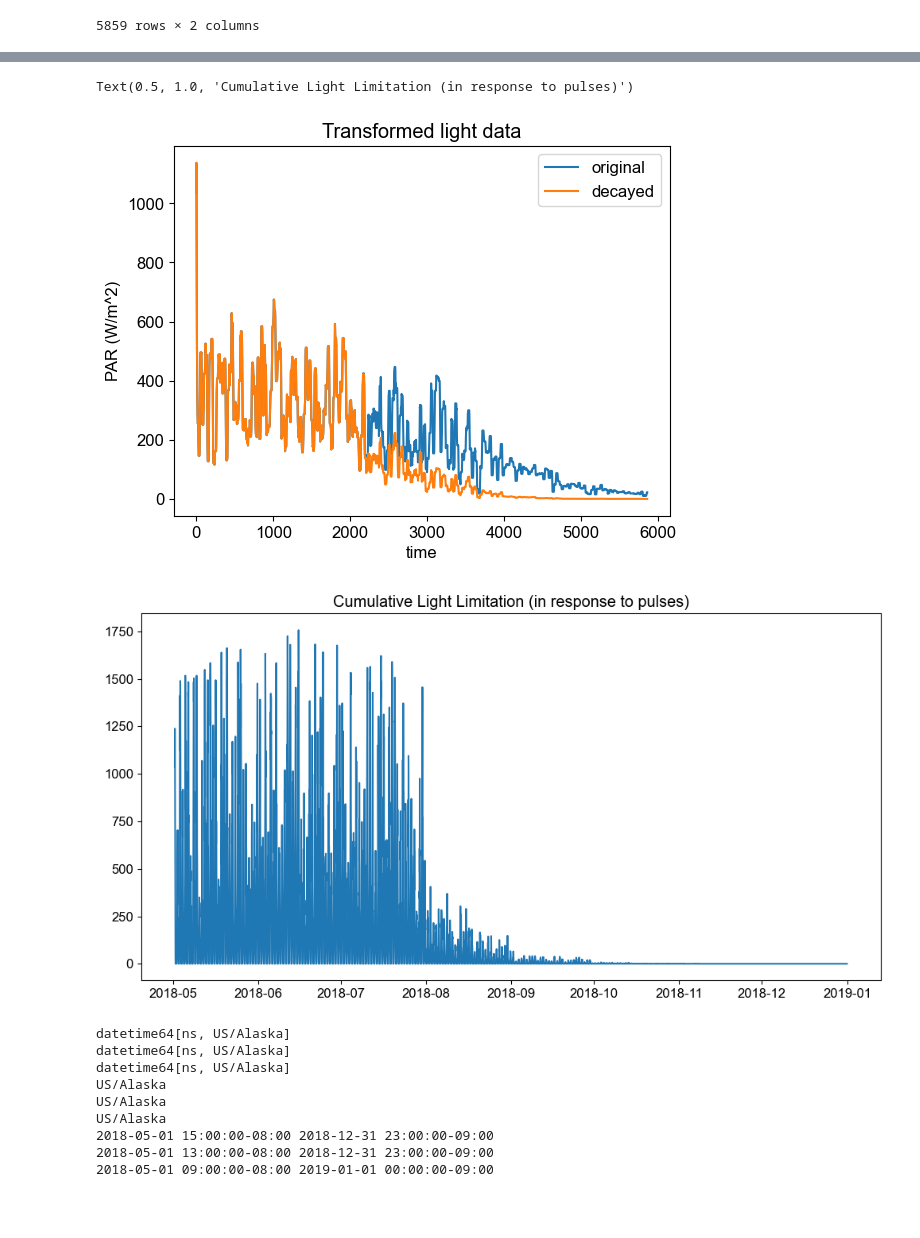
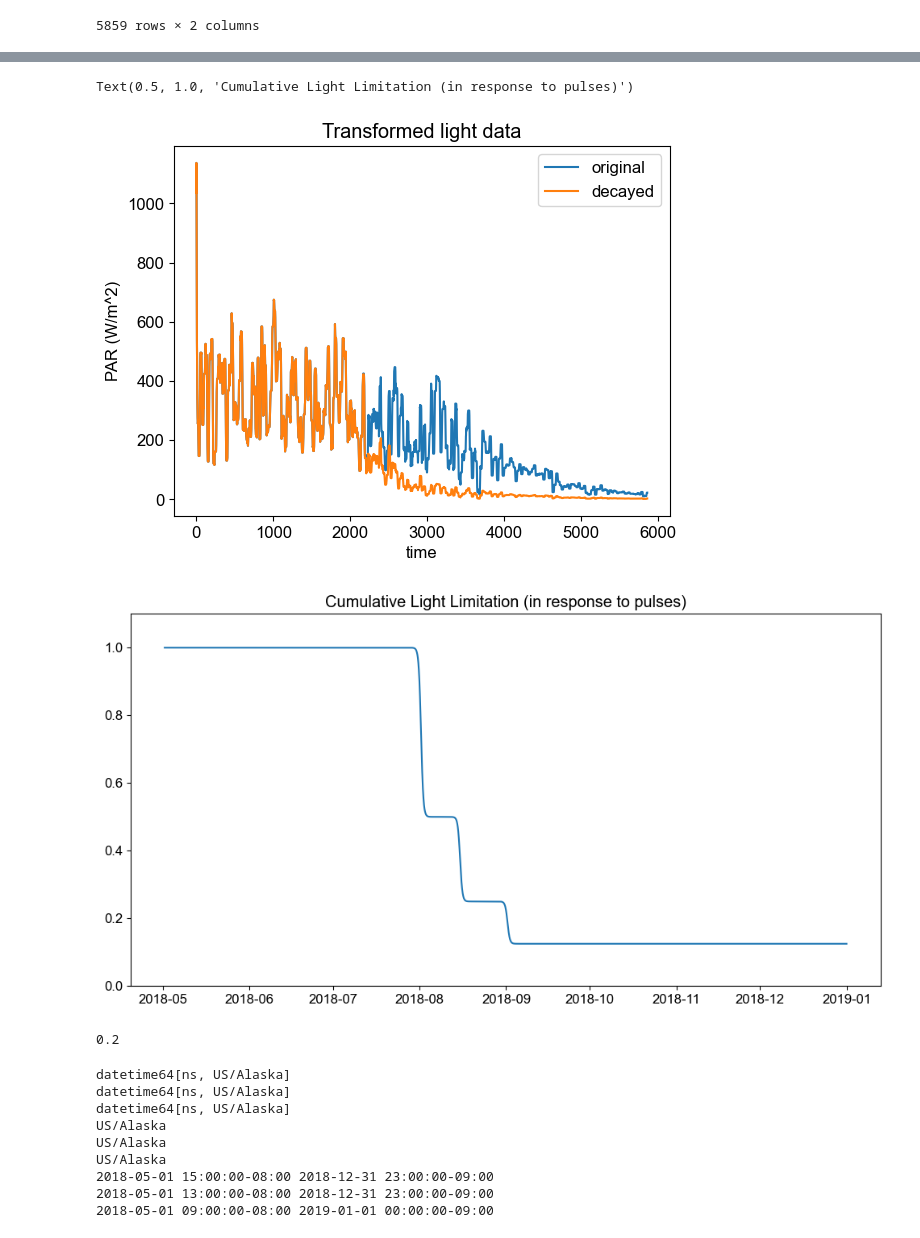
Before and after one commit to ashah1030/senior_thesis, a Jupyter notebook: NP_full_2018_model.ipynb, the cells around one changed output, grey strips where cells are left out. Saved outputs shown, nothing was run; the diff lists cells and outputs as text; code cells hidden in the pictures; blank space fills up the shorter version.

```diff
--- a/NP_full_2018_model.ipynb
+++ b/NP_full_2018_model.ipynb
@@ -143,5 +144,5 @@ plt.savefig('/Users/anjalishah/Desktop/Senior_Thesis/Figures/2_day_pulse.jpg', d
 # %%
-
+strat_index = 0.2
 #step function set up: relates LIGHT to nutrient pulses through implicit transformation of Mixed Layer Depth!
 
 light_data_2018 #original data
@@ -150,7 +151,7 @@ light_data_2018 #original data
 # hours = index of M2 timeseries
 # threshold_hours = time of given pulse
 
-def create_tanh_decay(threshold_hours, hours, original_data, steepness=0.05):
+def create_tanh_decay(threshold_hours, hours, original_data, steepness=0.05): #change strat_index here --> so that storms disturb MLD more even if they are small in magnitude
     """
     Creates a decay function that:
     - Returns 1 before threshold_hours
@@ -162,61 +163,85 @@ def create_tanh_decay(threshold_hours, hours, original_data, steepness=0.05):
 
     Returns:
         function: A function that takes hours as input and returns the decay factor
-    """
-        # Shift and scale tanh to get desired range [1.0, 0.5]
-        # tanh goes from -1 to 1, so we scale and shift to go from 1 to 0.5
-    decay_function = 0.75 - 0.25 * np.tanh(steepness * (hours - threshold_hours)) # issue with this multiplication term... not creating cumulative descent
+    """# Shift and scale tanh to get desired range [1.0, 0.5], # tanh goes from -1 to 1, so we scale and shift to go from 1 to 0.5
+    #what we want: low strat = low number (close to zero), high strat = high number (close to 1).
+    # low strat = bigger storm disturbances with less wind, high strat = smaller storm disturbances with more wind!! --> strat held constant during pulsing experiments!
+    if 0 < strat_index < 0.25:
+        if threshold_hours <= 3992:  # if threshold is before October 15th, reduce light by 50% (small storms)
+            decay_function = 0.75 - 0.25 * np.tanh(steepness * (hours - threshold_hours))
+        else: #if threshold is after this, reduce light by 70% (large storms)
+            decay_function =0.65 - 0.35 * np.tanh(steepness * (hours - threshold_hours))
+    elif 0.25 < strat_index < 0.5:
+        if threshold_hours <= 3992:  # if threshold is before October 15th, reduce light by 40% (small storms)
+            decay_function = 0.8 - 0.2 * np.tanh(steepness * (hours - threshold_hours))
+        else: #if threshold is after this, reduce light by 60% (large storms)
+            decay_function = 0.7 - 0.3 * np.tanh(steepness * (hours - threshold_hours))
+    elif 0.5 <= strat_index < 0.75: #avg strat conditions = 0.5
+        if threshold_hours <= 3992:  # if threshold is before October 15th, reduce light by 30% (small storms)
+            decay_function = 0.85 - 0.15 * np.tanh(steepness * (hours - threshold_hours))
+        else: #if threshold is after this, reduce light by 50% (large storms)
+            decay_function = 0.75 - 0.25 * np.tanh(steepness * (hours - threshold_hours))
+    else: #stratification conditions!!
+        if threshold_hours <= 3992:  # if threshold is before October 15th, reduce light by 20% (small storms)
+            decay_function = 0.95 - 0.05 * np.tanh(steepness * (hours - threshold_hours))
+        else: #if threshold is after this, reduce light by 40% (large storms)
+            decay_function = 0.8 - 0.2 * np.tanh(steepness * (hours - threshold_hours)) #notice that this is the same condition as small storms with super low stratification!
     decayed_data = original_data * decay_function
     return decayed_data, decay_function
 
+
+#modified light function
 # code for abundant pulses --> start at 2949??
-#decayed_data_one, decay_function_one = create_tanh_decay(3669, light_data_2018.index, light_data_2018['approxPAR'])
-#decayed_data_two, decay_function_two = create_tanh_decay(3992, decayed_data_one.index, decayed_data_one)
-#decayed_data_three, decay_function_three = create_tanh_decay(4400, decayed_data_two.index, decayed_data_two)
-#decayed_data_four, decay_function_four = create_tanh_decay(4747, decayed_data_three.index, decayed_data_three)
-#decayed_data_five, decay_function_five = create_tanh_decay(2949, decayed_data_four.index, decayed_data_four)
+#decayed_data_one, decay_function_one = create_tanh_decay(2949, light_data_2018.index, light_data_2018['approxPAR'])
+#decayed_data_two, decay_function_two = create_tanh_decay(3285, decayed_data_one.index, decayed_data_one)
+#decayed_data_three, decay_function_three = create_tanh_decay(3669, decayed_data_two.index, decayed_data_two)
+#decayed_data_four, decay_function_four = create_tanh_decay(3992, decayed_data_three.index, decayed_data_three)
+#decayed_data_five, decay_function_five = create_tanh_decay(4400, decayed_data_four.index, decayed_data_four)
 
 #early fall bloom pulses
-decayed_data_one, decay_function_one = create_tanh_decay(3669, light_data_2018.index, light_data_2018['approxPAR'])
-decayed_data_two, decay_function_two = create_tanh_decay(3992, decayed_data_one.index, decayed_data_one)
+decayed_data_one, decay_function_one = create_tanh_decay(2205, light_data_2018.index, light_data_2018['approxPAR'])
+decayed_data_two, decay_function_two = create_tanh_decay(2541, decayed_data_one.index, decayed_data_one)
 decayed_data_three, decay_function_three = create_tanh_decay(2949, decayed_data_two.index, decayed_data_two)
-decayed_data_four, decay_function_four = create_tanh_decay(2205, decayed_data_three.index, decayed_data_three)
-decayed_data_five, decay_function_five = create_tanh_decay(2549, decayed_data_four.index, decayed_data_four)
 
 # plt.figure()
 # plt.plot(light_data_2018['approxPAR'].rolling(24, min_periods=1).mean())
 # plt.plot(decayed_data_five.rolling(24, min_periods=1).mean())
 # plt.legend(['original','decayed'])
 # plt.title('Transformed light data')
 # plt.xlabel('time')
 # plt.ylabel('PAR (W/m^2)')
 
 # plt.figure(figsize=(12, 6))
 # plt.plot(light_data_2018['time'], decay_function_one*decay_function_two*decay_function_three*decay_function_four*decay_function_five)
 # plt.title('Cumulative Light Limitation (in response to pulses)')
 
 
 #code for sparse  pulses --> need to modify tanh function here!
 
 #decayed_data_one, decay_function_one = create_tanh_decay(2949, light_data_2018.index, light_data_2018['approxPAR'])
 #decayed_data_two, decay_function_two = create_tanh_decay(3669, decayed_data_one.index, decayed_data_one)
 #decayed_data_three, decay_function_three = create_tanh_decay(4400, decayed_data_two.index, decayed_data_two)
 
 plt.figure()
 plt.plot(light_data_2018['approxPAR'].rolling(24, min_periods=1).mean())
-plt.plot(decayed_data_six.rolling(24, min_periods=1).mean())
+plt.plot(decayed_data_three.rolling(24, min_periods=1).mean())
 plt.legend(['original','decayed'])
 plt.title('Transformed light data')
 plt.xlabel('time')
 plt.ylabel('PAR (W/m^2)')
 
 plt.figure(figsize=(12, 6))
-plt.plot(light_data_2018['time'], decay_function_one*decay_function_two*decay_function_three*decay_function_four*decay_function_five*decayed_data_six)
+plt.plot(light_data_2018['time'], decay_function_one*decay_function_two*decay_function_three)
+plt.ylim([0,1.1])
 plt.title('Cumulative Light Limitation (in response to pulses)')
 # %% [output]
 Text(0.5, 1.0, 'Cumulative Light Limitation (in response to pulses)')
-[figure, old version]
+[figure, new version]
-[figure, old version]
+[figure, new version]
+# %%
+strat_index
+# %% [output]
+0.2
 # %%
 light_data_mod_pulses = pd.DataFrame({
         'time': light_data_2018.time,
```
Also changed, not shown: parts of 15 cells of this notebook.
